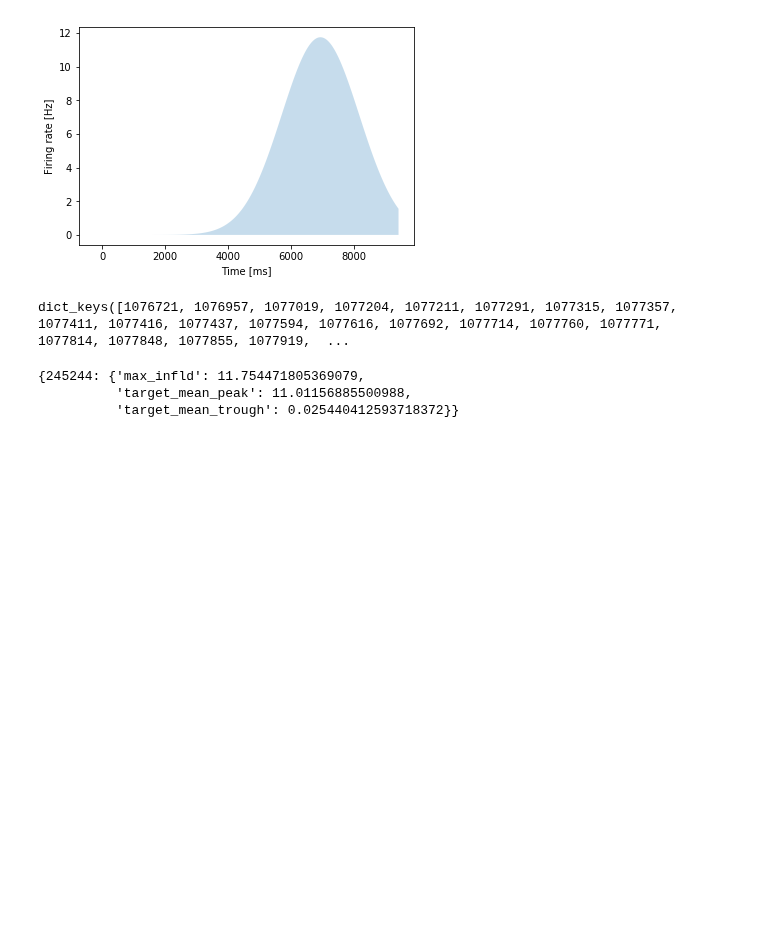
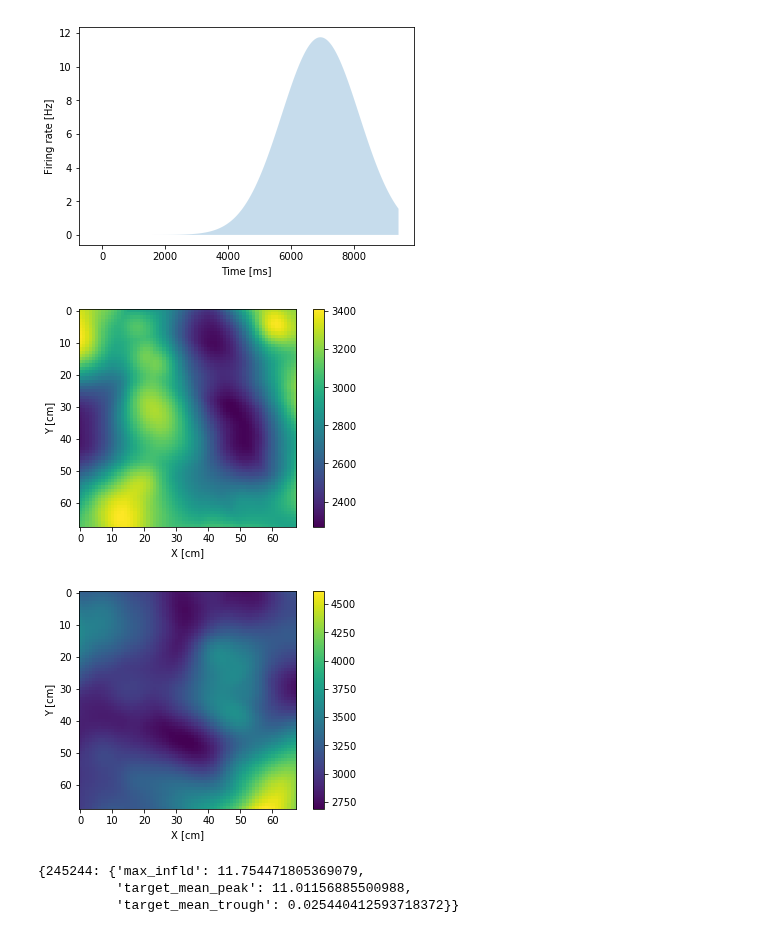
Before and after one commit to soltesz-lab/dentate, a Jupyter notebook: notebooks/Selectivity Features.ipynb, the cells around one changed output. Saved outputs shown, nothing was run; the diff lists cells and outputs as text; code cells hidden in the pictures; blank space fills up the shorter version.

```diff
--- a/notebooks/Selectivity Features.ipynb
+++ b/notebooks/Selectivity Features.ipynb
@@ -100,20 +100,14 @@ sources_dict = read_presynaptic_source_gids(env, 'GC', [245244])
 MPP_sources = sources_dict[245244]['MPP']
 LPP_sources = sources_dict[245244]['LPP']
 MPP_rate_vector_dict = \
-  rate_maps_from_features (env, 'MPP',
+  arena_rate_maps_from_features (env, 'MPP',
                            target_features_path,
                            target_features_namespace,
                            MPP_sources,
-                           arena_id=arena_id,
-                           trajectory_id=trajectory_id,
-                           include_time=True)
+                           arena_id=arena_id)
 LPP_rate_vector_dict = \
-  rate_maps_from_features (env, 'LPP',
+  arena_rate_maps_from_features (env, 'LPP',
                            target_features_path,
                            target_features_namespace,
                            LPP_sources,
-                           arena_id=arena_id,
-                           trajectory_id=trajectory_id,
-                           include_time=True)
+                           arena_id=arena_id)
-# %% [output]
-dict_keys([1076721, 1076957, 1077019, 1077204, 1077211, 1077291, 1077315, 1077357, 1077411, 1077416, 1077437, 1077594, 1077616, 1077692, 1077714, 1077760, 1077771, 1077814, 1077848, 1077855, 1077919,  ...
@@ -126,3 +114,32 @@ plt.ylabel('Firing rate [Hz]');
+# %%
+MPP_source_rate_sum = None
+for source_gid, source_rate_map in MPP_rate_vector_dict.items():
+    if MPP_source_rate_sum is None:
+        MPP_source_rate_sum = source_rate_map
+    else:
+        MPP_source_rate_sum += source_rate_map
+
+LPP_source_rate_sum = None
+for source_gid, source_rate_map in LPP_rate_vector_dict.items():
+    if LPP_source_rate_sum is None:
+        LPP_source_rate_sum = source_rate_map
+    else:
+        LPP_source_rate_sum += source_rate_map
+
+plt.figure()
+plt.imshow(MPP_source_rate_sum, aspect='equal', interpolation='nearest');
+plt.xlabel('X [cm]');
+plt.ylabel('Y [cm]');
+plt.colorbar();
+
+plt.figure()
+plt.imshow(LPP_source_rate_sum, aspect='equal', interpolation='nearest');
+plt.xlabel('X [cm]');
+plt.ylabel('Y [cm]');
+plt.colorbar();
+# %% [output]
+[figure, added]
+[figure, added]
 # %%
 infld_idxs_dict = { gid: np.where(target_rate_vector > 1e-4)[0]
                     for gid, (_, target_rate_vector) in viewitems(target_rate_vector_dict) }
```
Also changed, not shown: parts of 1 cell of this notebook, 2 other files.
